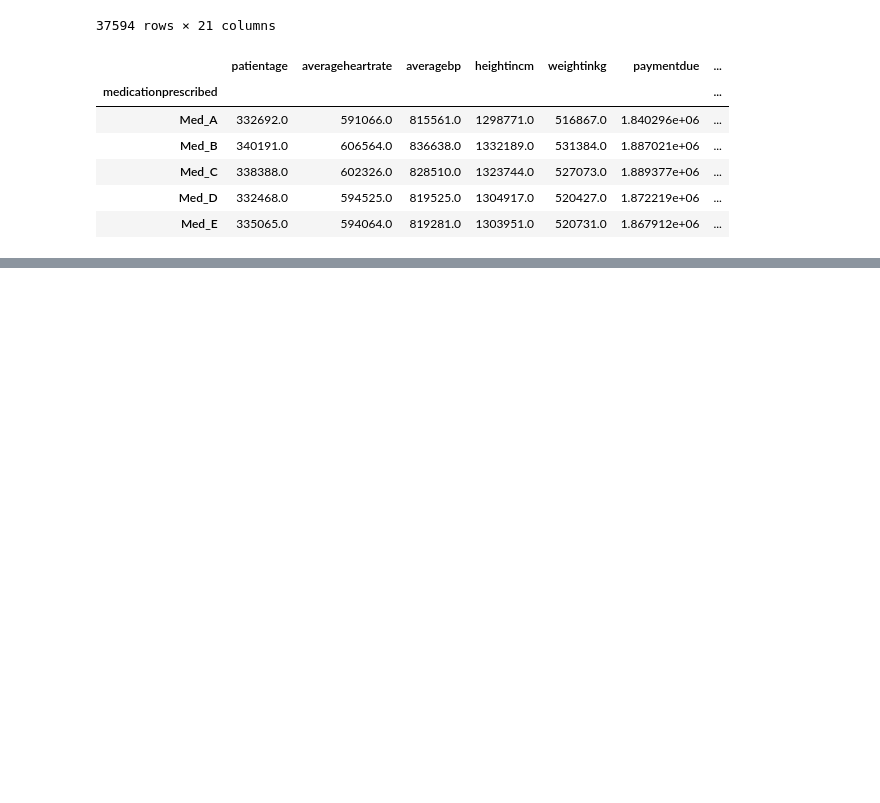
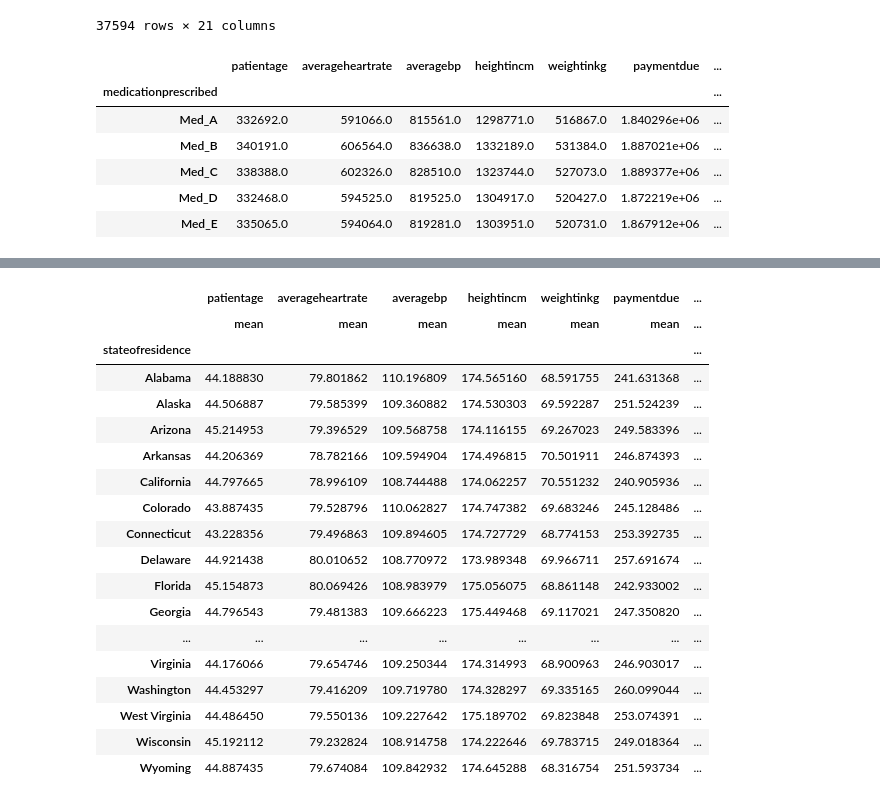
Before and after one commit to amnasyed1/datasci_2_manipulation, a Jupyter notebook: week2assignment507.ipynb, the cells around one changed output, grey strips where cells are left out. Drawn from its saved outputs; the diff is of its cells as text; code cells hidden in the pictures; blank space fills up the shorter version.

```diff
--- a/week2assignment507.ipynb
+++ b/week2assignment507.ipynb
@@ -218,0 +278,23 @@ hcdata.groupby('medicationprescribed').sum()
+# %%
+grouping_data = data.groupby ('stateofresidence').agg({'mean'})
+grouping_data
+# %% [output]
+|  | patientage | averageheartrate | averagebp | heightincm | weightinkg | paymentdue | ... |
+|  | mean | mean | mean | mean | mean | mean | ... |
+| stateofresidence |  |  |  |  |  |  | ... |
+| Alabama | 44.188830 | 79.801862 | 110.196809 | 174.565160 | 68.591755 | 241.631368 | ... |
+| Alaska | 44.506887 | 79.585399 | 109.360882 | 174.530303 | 69.592287 | 251.524239 | ... |
+| Arizona | 45.214953 | 79.396529 | 109.568758 | 174.116155 | 69.267023 | 249.583396 | ... |
+| Arkansas | 44.206369 | 78.782166 | 109.594904 | 174.496815 | 70.501911 | 246.874393 | ... |
+| California | 44.797665 | 78.996109 | 108.744488 | 174.062257 | 70.551232 | 240.905936 | ... |
+| Colorado | 43.887435 | 79.528796 | 110.062827 | 174.747382 | 69.683246 | 245.128486 | ... |
+| Connecticut | 43.228356 | 79.496863 | 109.894605 | 174.727729 | 68.774153 | 253.392735 | ... |
+| Delaware | 44.921438 | 80.010652 | 108.770972 | 173.989348 | 69.966711 | 257.691674 | ... |
+| Florida | 45.154873 | 80.069426 | 108.983979 | 175.056075 | 68.861148 | 242.933002 | ... |
+| Georgia | 44.796543 | 79.481383 | 109.666223 | 175.449468 | 69.117021 | 247.350820 | ... |
+| ... | ... | ... | ... | ... | ... | ... | ... |
+| Virginia | 44.176066 | 79.654746 | 109.250344 | 174.314993 | 68.900963 | 246.903017 | ... |
+| Washington | 44.453297 | 79.416209 | 109.719780 | 174.328297 | 69.335165 | 260.099044 | ... |
+| West Virginia | 44.486450 | 79.550136 | 109.227642 | 175.189702 | 69.823848 | 253.074391 | ... |
+| Wisconsin | 45.192112 | 79.232824 | 108.914758 | 174.222646 | 69.783715 | 249.018364 | ... |
+| Wyoming | 44.887435 | 79.674084 | 109.842932 | 174.645288 | 68.316754 | 251.593734 | ... |
```
Also changed, not shown: parts of 18 cells of this notebook.
